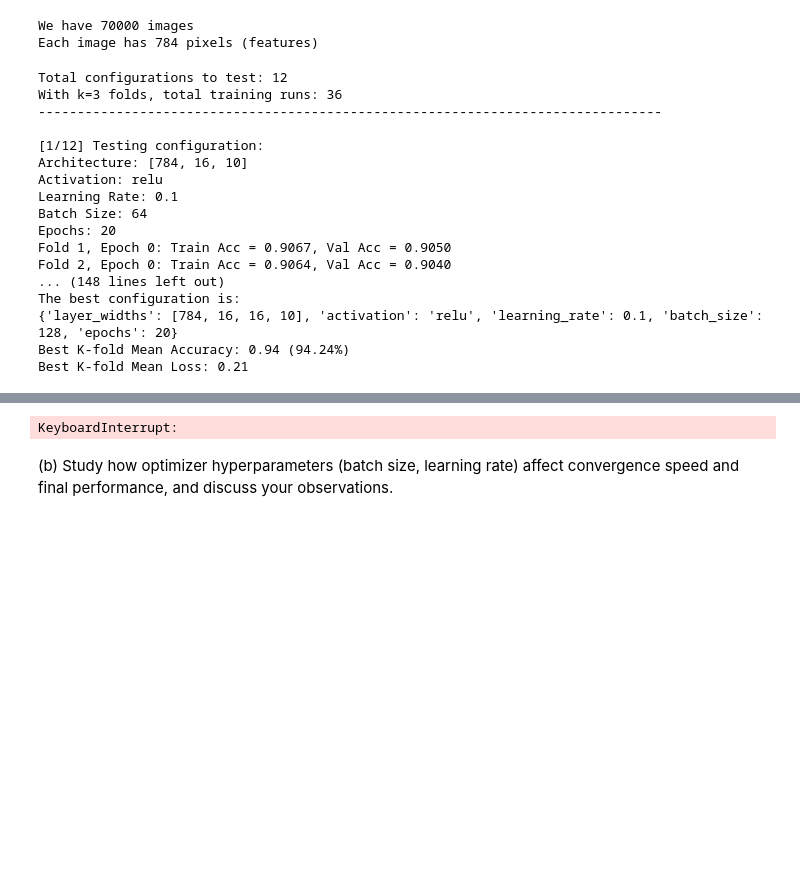
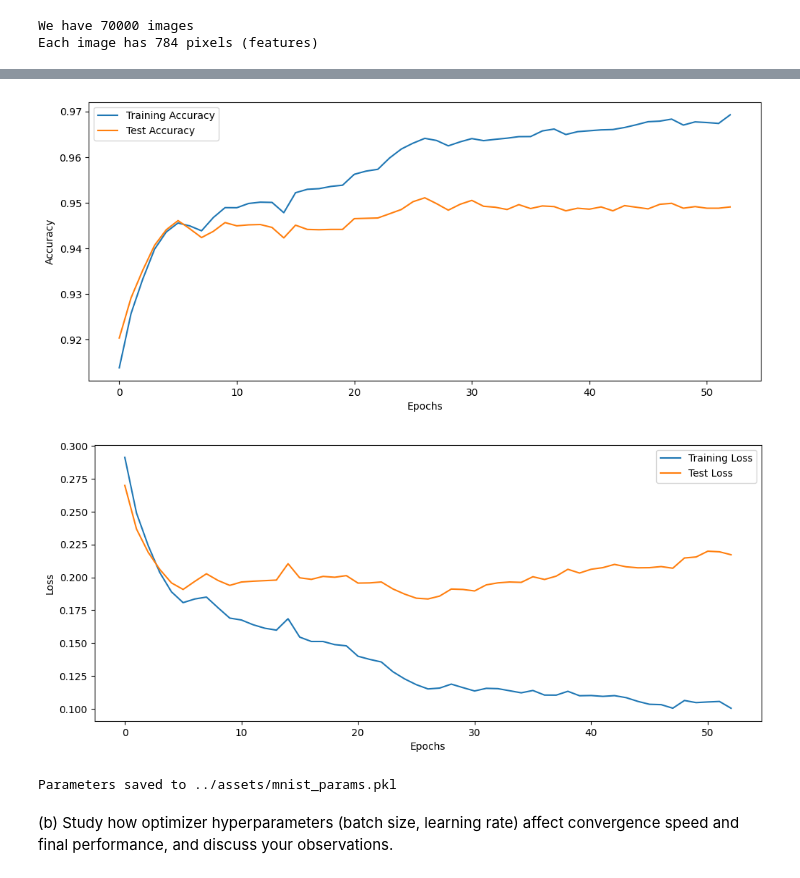
Before and after one commit to yazanmashal03/laoml-project, a Jupyter notebook: notebook/project2.ipynb, the cells around one changed output, grey strips where cells are left out. Drawn from its saved outputs; the diff is of its cells as text; code cells hidden in the pictures; blank space fills up the shorter version.

```diff
--- a/notebook/project2.ipynb
+++ b/notebook/project2.ipynb
@@ -411,34 +458,16 @@ y = mnist.target.astype(int).to_numpy()
 x_train, y_train, x_test, y_test = get_splits(x, y)
 
 # Run grid search to find best configs
-best_config, best_acc, best_loss = grid_search(
-    x_train, y_train,
-    grid_search_configs,
-    k=3
-)
+# best_config, best_acc, best_loss = grid_search(
+#     x_train, y_train,
+#     grid_search_configs,
+#     k=3
+# )
 
-print("The best configuration is:")
-print(best_config)
-print(f"Best K-fold Mean Accuracy: {best_acc:.2f} ({best_acc*100:.2f}%)")
-print(f"Best K-fold Mean Loss: {best_loss:.2f}")
+# print("The best configuration is:")
+# print(best_config)
+# print(f"Best K-fold Mean Accuracy: {best_acc:.2f} ({best_acc*100:.2f}%)")
+# print(f"Best K-fold Mean Loss: {best_loss:.2f}")
-# %% [output]
-Total configurations to test: 12
-With k=3 folds, total training runs: 36
---------------------------------------------------------------------------------
-
-[1/12] Testing configuration:
-Architecture: [784, 16, 10]
-Activation: relu
-Learning Rate: 0.1
-Batch Size: 64
-Epochs: 20
-Fold 1, Epoch 0: Train Acc = 0.9067, Val Acc = 0.9050
-Fold 2, Epoch 0: Train Acc = 0.9064, Val Acc = 0.9040
-... (148 lines left out)
-The best configuration is:
-{'layer_widths': [784, 16, 16, 10], 'activation': 'relu', 'learning_rate': 0.1, 'batch_size': 128, 'epochs': 20}
-Best K-fold Mean Accuracy: 0.94 (94.24%)
-Best K-fold Mean Loss: 0.21
 # %%
 # Train best model on the best params
 best_config = {
@@ -449,29 +478,29 @@ best_config = {
     'epochs': 100
 }
 
-params, test_acc, test_loss, learning_curve = train_model(
-    x_train, y_train, x_test, y_test, best_config
-)
+# params, test_acc, test_loss, learning_curve = train_model(
+#     x_train, y_train, x_test, y_test, best_config
+# )
 
-print(f"Our best model trained on the full training set has an accuracy of {test_acc}%")
-print(f"Our best model trained on the full training set has a loss of {test_loss:.2f}")
+# print(f"Our best model trained on the full training set has an accuracy of {test_acc}%")
+# print(f"Our best model trained on the full training set has a loss of {test_loss:.2f}")
 
-plt.figure(figsize=(12, 5))
-plt.plot(learning_curve['train_acc'], label='Training Accuracy')
-plt.plot(learning_curve['test_acc'], label='Test Accuracy')
-plt.xlabel('Epochs')
-plt.ylabel('Accuracy')
-plt.legend()
-plt.show()
+# plt.figure(figsize=(12, 5))
+# plt.plot(learning_curve['train_acc'], label='Training Accuracy')
+# plt.plot(learning_curve['test_acc'], label='Test Accuracy')
+# plt.xlabel('Epochs')
+# plt.ylabel('Accuracy')
+# plt.legend()
+# plt.show()
 
-plt.figure(figsize=(12, 5))
-plt.plot(learning_curve['train_loss'], label='Training Loss')
-plt.plot(learning_curve['test_loss'], label='Test Loss')
-plt.xlabel('Epochs')
-plt.ylabel('Loss')
-plt.legend()
-plt.show()
+# plt.figure(figsize=(12, 5))
+# plt.plot(learning_curve['train_loss'], label='Training Loss')
+# plt.plot(learning_curve['test_loss'], label='Test Loss')
+# plt.xlabel('Epochs')
+# plt.ylabel('Loss')
+# plt.legend()
+# plt.show()
 
-save_params(params, filename='../assets/mnist_params.pkl')
+# save_params(params, filename='../assets/mnist_params.pkl')
 # %% [output]
 Training best model on full training set...
@@ -490,4 +519,6 @@ Epoch 100: Train Acc = 0.9683, Test Acc = 0.9439
+[figure, added]
+[figure, added]
-KeyboardInterrupt:
+Parameters saved to ../assets/mnist_params.pkl
 # %% [markdown]
    (b) Study how optimizer hyperparameters (batch size, learning rate) affect convergence speed and final performance, and discuss your observations.
 # %% [markdown]
```
Also changed, not shown: parts of 11 cells of this notebook, 1 other file.
